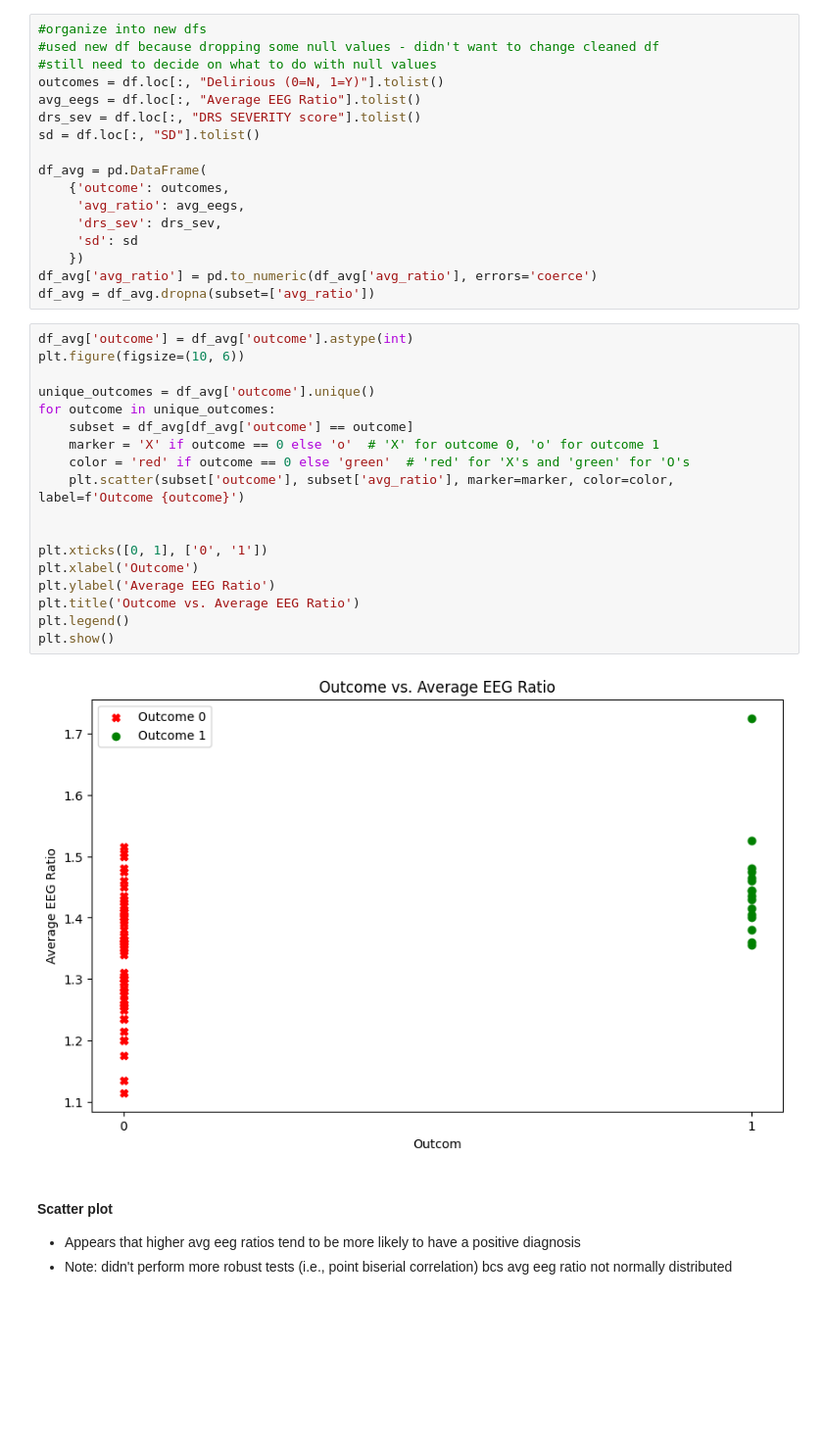
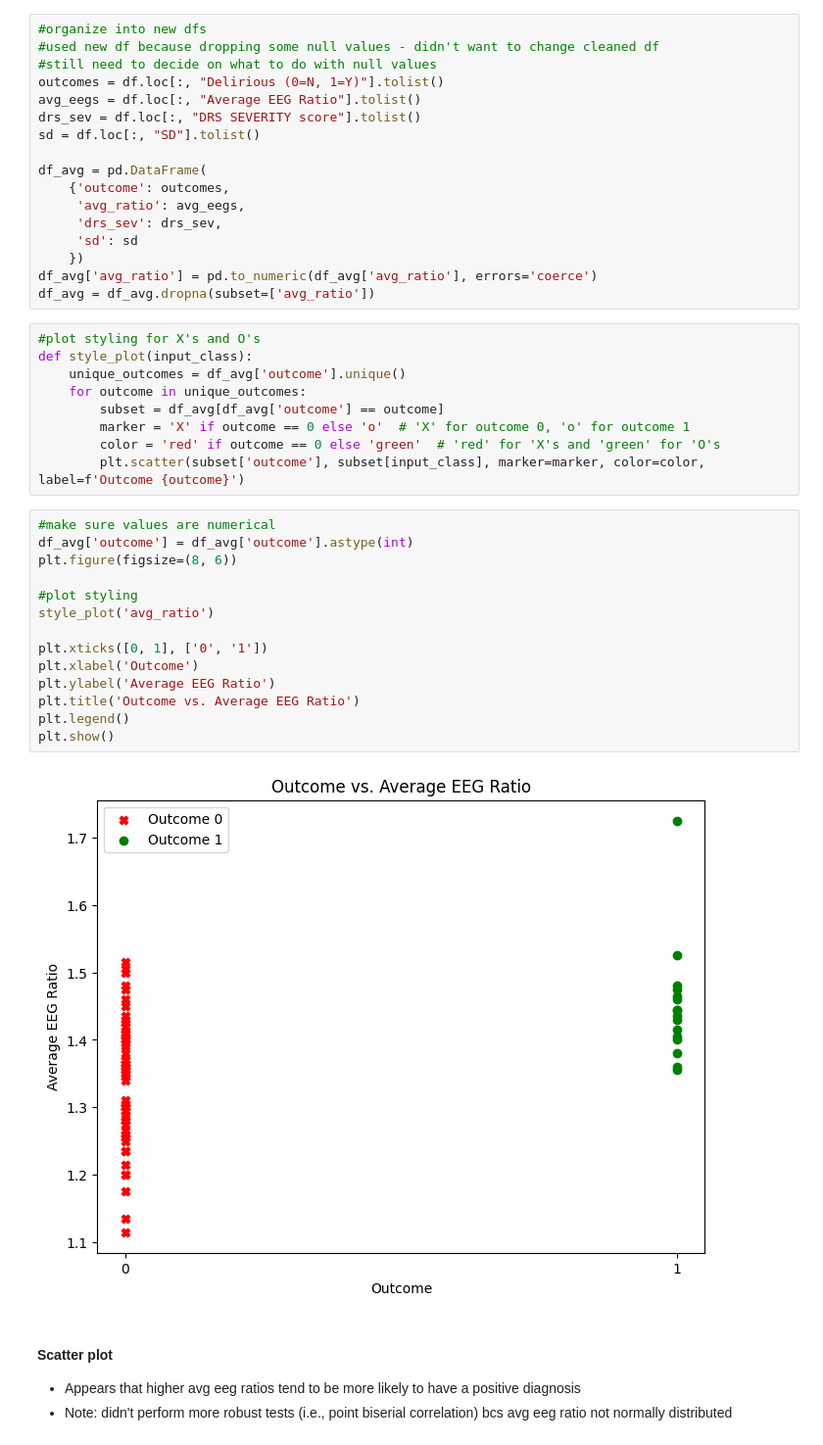
Before and after one commit to TaylorT52/eeg-analysis, a Jupyter notebook: processing.ipynb, the cells around one changed output. Shown at 98% size. Saved outputs shown, nothing was run; the diff lists cells and outputs as text; blank space fills up the shorter version.

```diff
--- a/processing.ipynb
+++ b/processing.ipynb
@@ -355,25 +355,30 @@ df_avg = pd.DataFrame(
 df_avg['avg_ratio'] = pd.to_numeric(df_avg['avg_ratio'], errors='coerce')
 df_avg = df_avg.dropna(subset=['avg_ratio'])
 # %%
-df_avg['outcome'] = df_avg['outcome'].astype(int)
-plt.figure(figsize=(10, 6))
-
-unique_outcomes = df_avg['outcome'].unique()
-for outcome in unique_outcomes:
-    subset = df_avg[df_avg['outcome'] == outcome]
-    marker = 'X' if outcome == 0 else 'o'  # 'X' for outcome 0, 'o' for outcome 1
-    color = 'red' if outcome == 0 else 'green'  # 'red' for 'X's and 'green' for 'O's
-    plt.scatter(subset['outcome'], subset['avg_ratio'], marker=marker, color=color, label=f'Outcome {outcome}')
-
-
-plt.xticks([0, 1], ['0', '1'])
-plt.xlabel('Outcome')
-plt.ylabel('Average EEG Ratio')
-plt.title('Outcome vs. Average EEG Ratio')
-plt.legend()
-plt.show()
+#plot styling for X's and O's
+def style_plot(input_class):
+    unique_outcomes = df_avg['outcome'].unique()
+    for outcome in unique_outcomes:
+        subset = df_avg[df_avg['outcome'] == outcome]
+        marker = 'X' if outcome == 0 else 'o'  # 'X' for outcome 0, 'o' for outcome 1
+        color = 'red' if outcome == 0 else 'green'  # 'red' for 'X's and 'green' for 'O's
+        plt.scatter(subset['outcome'], subset[input_class], marker=marker, color=color, label=f'Outcome {outcome}')
-# %% [output]
-[figure, removed]
+# %%
+#make sure values are numerical
+df_avg['outcome'] = df_avg['outcome'].astype(int)
+plt.figure(figsize=(8, 6))
+
+#plot styling
+style_plot('avg_ratio')
+
+plt.xticks([0, 1], ['0', '1'])
+plt.xlabel('Outcome')
+plt.ylabel('Average EEG Ratio')
+plt.title('Outcome vs. Average EEG Ratio')
+plt.legend()
+plt.show()
+# %% [output]
+[figure, added]
 # %% [markdown]
 #### Scatter plot
 - Appears that higher avg eeg ratios tend to be more likely to have a positive diagnosis
```
Also changed, not shown: parts of 2 cells of this notebook.
